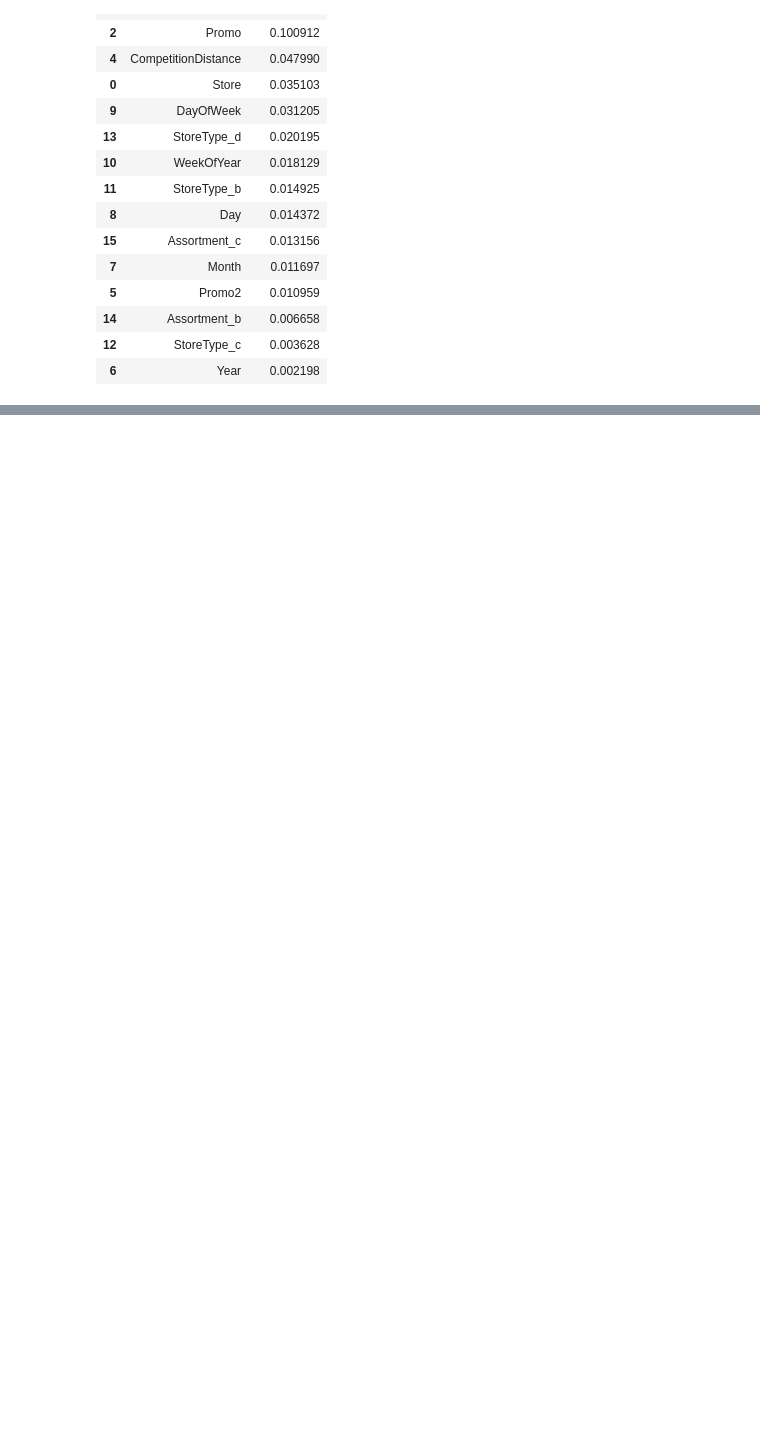
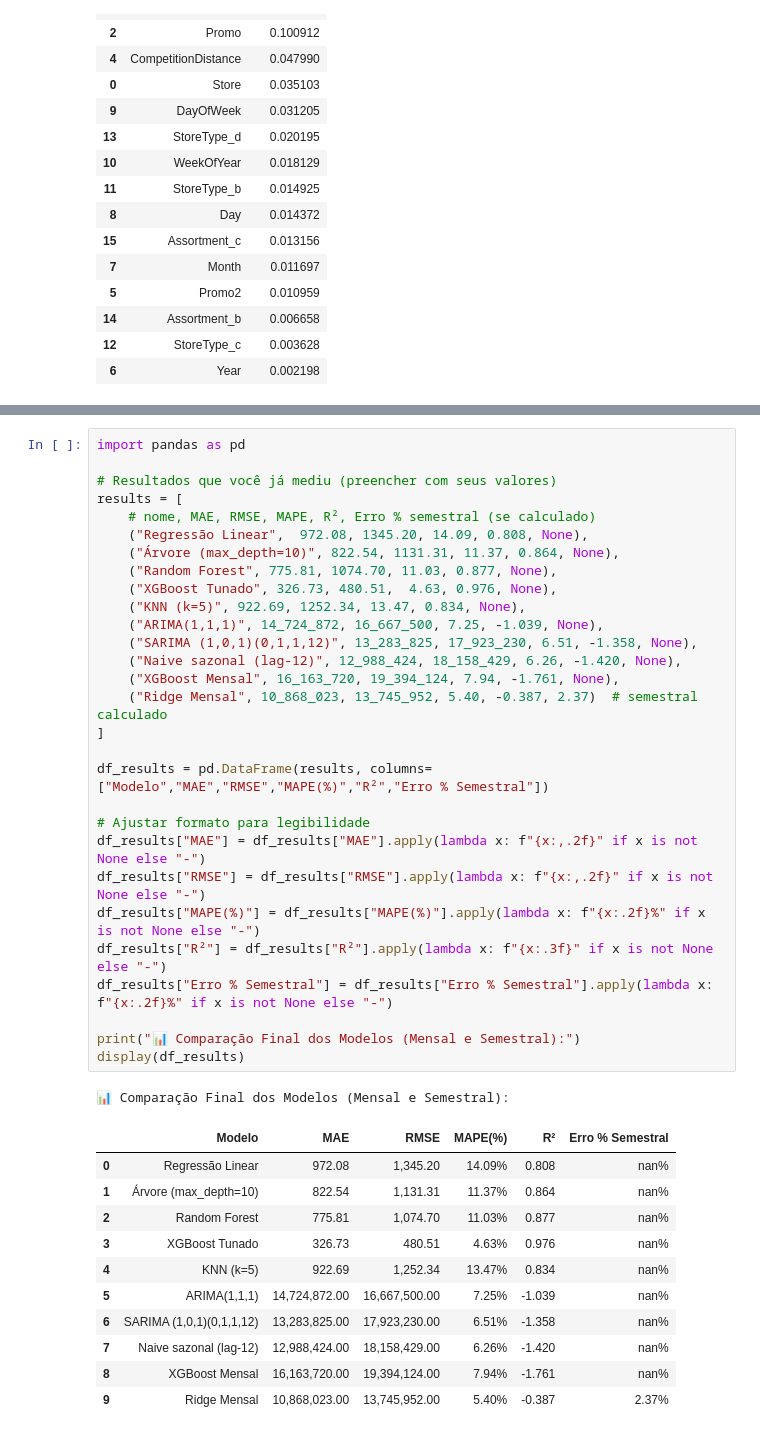
Before and after one commit to gabrieldilay/rossmann-forecast-mvp, a Jupyter notebook: rossmann_faturamento_mvp.ipynb, the cells around one changed output, grey strips where cells are left out. Drawn from its saved outputs; the diff is of its cells as text; blank space fills up the shorter version.

```diff
--- a/rossmann_faturamento_mvp.ipynb
+++ b/rossmann_faturamento_mvp.ipynb
@@ -592,0 +1646,42 @@ Top 15 features mais importantes (RF):
+# %%
+import pandas as pd
+
+# Resultados que você já mediu (preencher com seus valores)
+results = [
+    # nome, MAE, RMSE, MAPE, R², Erro % semestral (se calculado)
+    ("Regressão Linear",  972.08, 1345.20, 14.09, 0.808, None),
+    ("Árvore (max_depth=10)", 822.54, 1131.31, 11.37, 0.864, None),
+    ("Random Forest", 775.81, 1074.70, 11.03, 0.877, None),
+    ("XGBoost Tunado", 326.73, 480.51,  4.63, 0.976, None),
+    ("KNN (k=5)", 922.69, 1252.34, 13.47, 0.834, None),
+    ("ARIMA(1,1,1)", 14_724_872, 16_667_500, 7.25, -1.039, None),
+    ("SARIMA (1,0,1)(0,1,1,12)", 13_283_825, 17_923_230, 6.51, -1.358, None),
+    ("Naive sazonal (lag-12)", 12_988_424, 18_158_429, 6.26, -1.420, None),
+    ("XGBoost Mensal", 16_163_720, 19_394_124, 7.94, -1.761, None),
+    ("Ridge Mensal", 10_868_023, 13_745_952, 5.40, -0.387, 2.37)  # semestral calculado
+]
+
+df_results = pd.DataFrame(results, columns=["Modelo","MAE","RMSE","MAPE(%)","R²","Erro % Semestral"])
+
+# Ajustar formato para legibilidade
+df_results["MAE"] = df_results["MAE"].apply(lambda x: f"{x:,.2f}" if x is not None else "-")
+df_results["RMSE"] = df_results["RMSE"].apply(lambda x: f"{x:,.2f}" if x is not None else "-")
+df_results["MAPE(%)"] = df_results["MAPE(%)"].apply(lambda x: f"{x:.2f}%" if x is not None else "-")
+df_results["R²"] = df_results["R²"].apply(lambda x: f"{x:.3f}" if x is not None else "-")
+df_results["Erro % Semestral"] = df_results["Erro % Semestral"].apply(lambda x: f"{x:.2f}%" if x is not None else "-")
+
+print("📊 Comparação Final dos Modelos (Mensal e Semestral):")
+display(df_results)
+# %% [output]
+📊 Comparação Final dos Modelos (Mensal e Semestral):
+|  | Modelo | MAE | RMSE | MAPE(%) | R² | Erro % Semestral |
+| 0 | Regressão Linear | 972.08 | 1,345.20 | 14.09% | 0.808 | nan% |
+| 1 | Árvore (max_depth=10) | 822.54 | 1,131.31 | 11.37% | 0.864 | nan% |
+| 2 | Random Forest | 775.81 | 1,074.70 | 11.03% | 0.877 | nan% |
+| 3 | XGBoost Tunado | 326.73 | 480.51 | 4.63% | 0.976 | nan% |
+| 4 | KNN (k=5) | 922.69 | 1,252.34 | 13.47% | 0.834 | nan% |
+| 5 | ARIMA(1,1,1) | 14,724,872.00 | 16,667,500.00 | 7.25% | -1.039 | nan% |
+| 6 | SARIMA (1,0,1)(0,1,1,12) | 13,283,825.00 | 17,923,230.00 | 6.51% | -1.358 | nan% |
+| 7 | Naive sazonal (lag-12) | 12,988,424.00 | 18,158,429.00 | 6.26% | -1.420 | nan% |
+| 8 | XGBoost Mensal | 16,163,720.00 | 19,394,124.00 | 7.94% | -1.761 | nan% |
+| 9 | Ridge Mensal | 10,868,023.00 | 13,745,952.00 | 5.40% | -0.387 | 2.37% |
```
Also changed, not shown: parts of 15 cells of this notebook.
